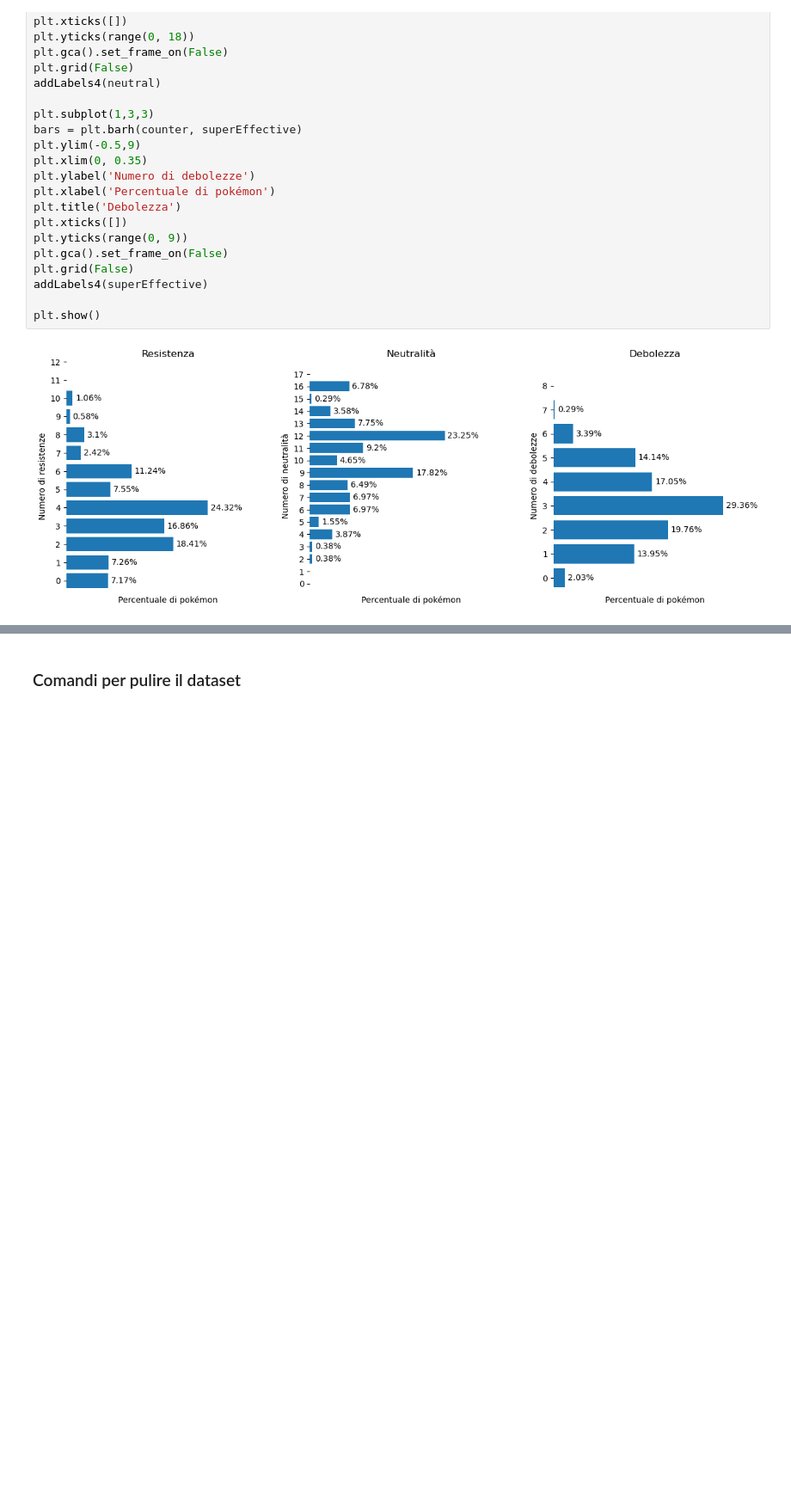
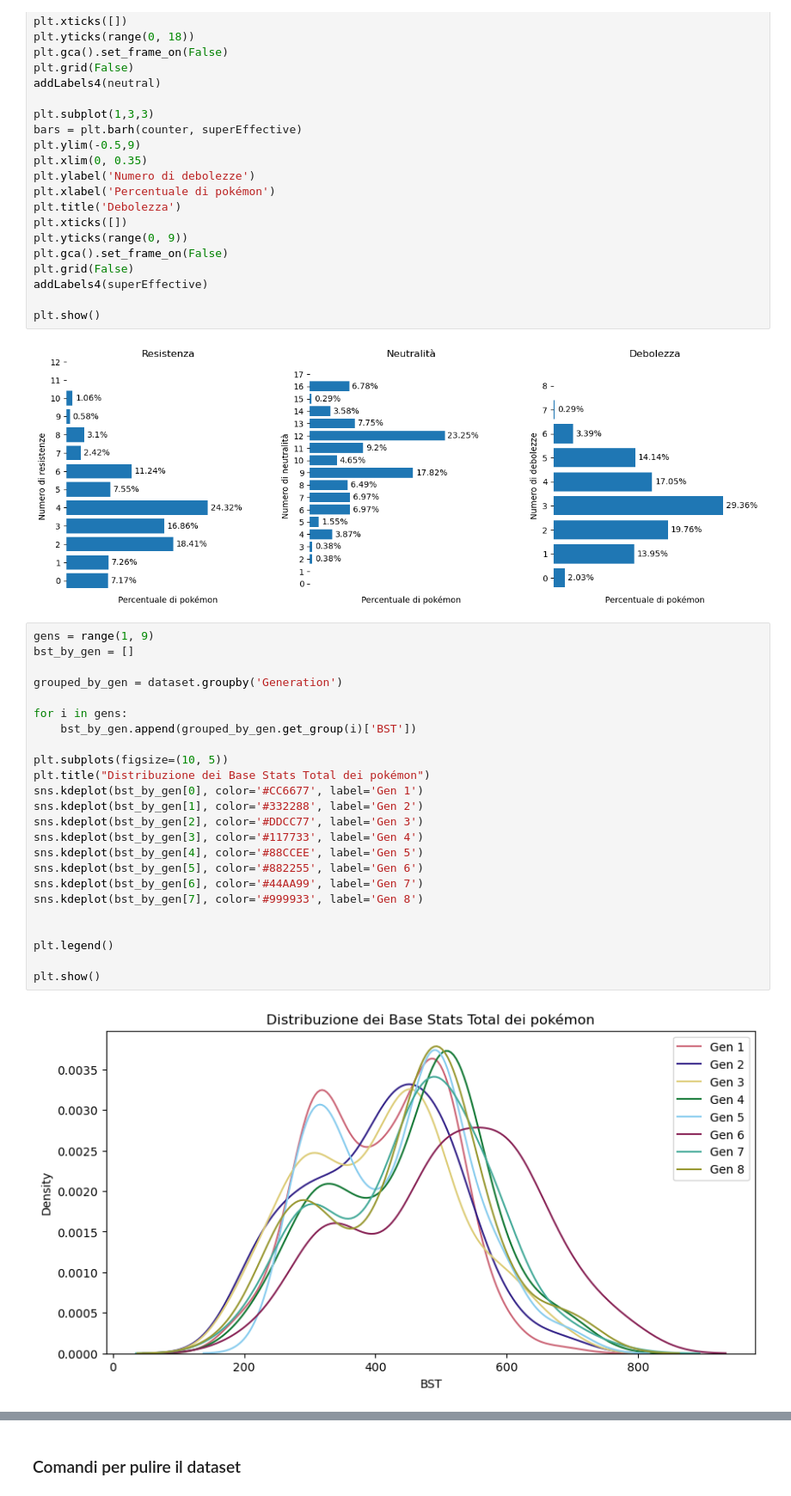
Before and after one commit to Mantotheale/PokemonScientificVisualization, a Jupyter notebook: Pokemon_notebook.ipynb, the cells around one changed output, grey strips where cells are left out. Shown at 86% size. Cells and saved outputs as stored; diff of their text form; blank space fills up the shorter version.

```diff
--- a/Pokemon_notebook.ipynb
+++ b/Pokemon_notebook.ipynb
@@ -535,3 +517,29 @@ addLabels4(superEffective)
 plt.show()
 # %% [output]
 [figure]
+# %%
+gens = range(1, 9)
+bst_by_gen = []
+
+grouped_by_gen = dataset.groupby('Generation')
+
+for i in gens:
+    bst_by_gen.append(grouped_by_gen.get_group(i)['BST'])
+
+plt.subplots(figsize=(10, 5))
+plt.title("Distribuzione dei Base Stats Total dei pokémon")
+sns.kdeplot(bst_by_gen[0], color='#CC6677', label='Gen 1')
+sns.kdeplot(bst_by_gen[1], color='#332288', label='Gen 2')
+sns.kdeplot(bst_by_gen[2], color='#DDCC77', label='Gen 3')
+sns.kdeplot(bst_by_gen[3], color='#117733', label='Gen 4')
+sns.kdeplot(bst_by_gen[4], color='#88CCEE', label='Gen 5')
+sns.kdeplot(bst_by_gen[5], color='#882255', label='Gen 6')
+sns.kdeplot(bst_by_gen[6], color='#44AA99', label='Gen 7')
+sns.kdeplot(bst_by_gen[7], color='#999933', label='Gen 8')
+
+
+plt.legend()
+
+plt.show()
+# %% [output]
+[figure, added]
```
Also changed, not shown: parts of 8 cells of this notebook.
